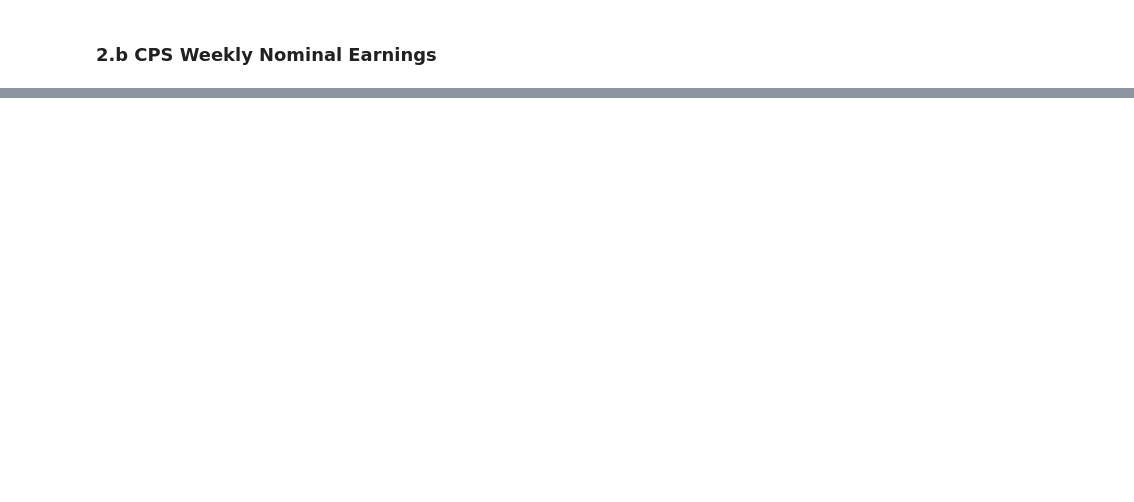
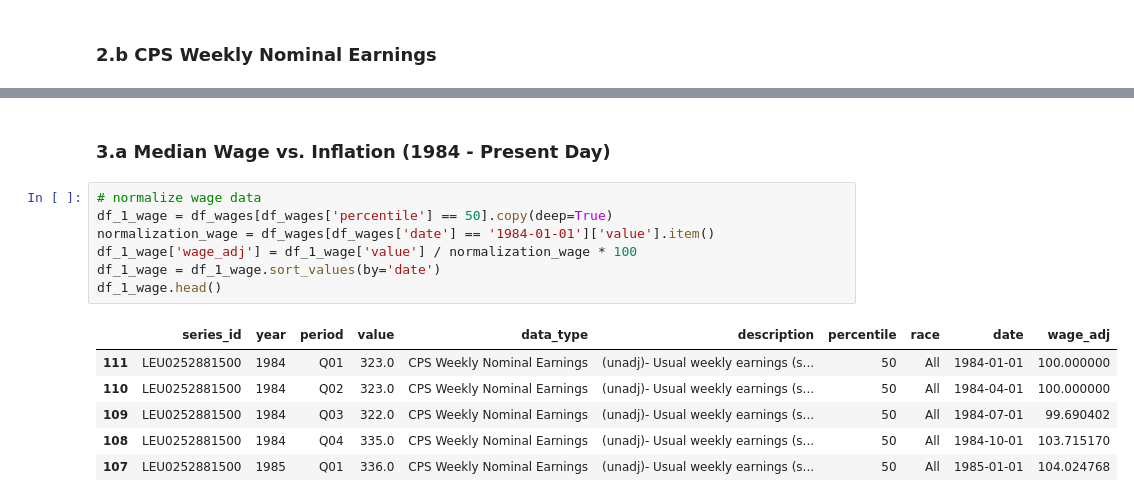
Before and after one commit to selfevidence/selfevidence.github.io, a Jupyter notebook: data/analysis/01_inflation_vs_wages_overall.ipynb, the cells around one changed output, grey strips where cells are left out. Drawn from its saved outputs; the diff is of its cells as text; blank space fills up the shorter version.

```diff
--- a/data/analysis/01_inflation_vs_wages_overall.ipynb
+++ b/data/analysis/01_inflation_vs_wages_overall.ipynb
@@ -151,0 +161,16 @@ df_wages.describe()
+# %% [markdown]
+### 3.a Median Wage vs. Inflation (1984 - Present Day)
+# %%
+# normalize wage data
+df_1_wage = df_wages[df_wages['percentile'] == 50].copy(deep=True)
+normalization_wage = df_wages[df_wages['date'] == '1984-01-01']['value'].item()
+df_1_wage['wage_adj'] = df_1_wage['value'] / normalization_wage * 100
+df_1_wage = df_1_wage.sort_values(by='date')
+df_1_wage.head()
+# %% [output]
+|  | series_id | year | period | value | data_type | description | percentile | race | date | wage_adj |
+| 111 | LEU0252881500 | 1984 | Q01 | 323.0 | CPS Weekly Nominal Earnings | (unadj)- Usual weekly earnings (s... | 50 | All | 1984-01-01 | 100.000000 |
+| 110 | LEU0252881500 | 1984 | Q02 | 323.0 | CPS Weekly Nominal Earnings | (unadj)- Usual weekly earnings (s... | 50 | All | 1984-04-01 | 100.000000 |
+| 109 | LEU0252881500 | 1984 | Q03 | 322.0 | CPS Weekly Nominal Earnings | (unadj)- Usual weekly earnings (s... | 50 | All | 1984-07-01 | 99.690402 |
+| 108 | LEU0252881500 | 1984 | Q04 | 335.0 | CPS Weekly Nominal Earnings | (unadj)- Usual weekly earnings (s... | 50 | All | 1984-10-01 | 103.715170 |
+| 107 | LEU0252881500 | 1985 | Q01 | 336.0 | CPS Weekly Nominal Earnings | (unadj)- Usual weekly earnings (s... | 50 | All | 1985-01-01 | 104.024768 |
```
Also changed, not shown: parts of 11 cells of this notebook, 5 other files.
